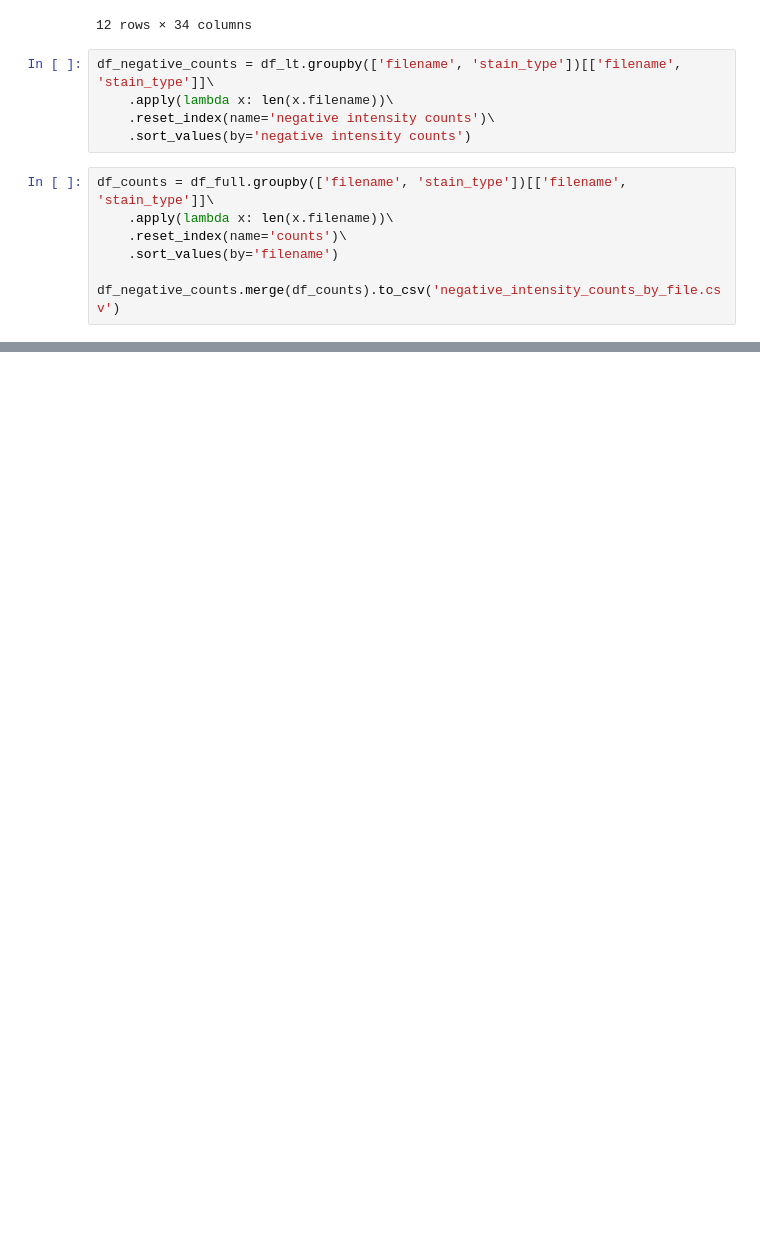
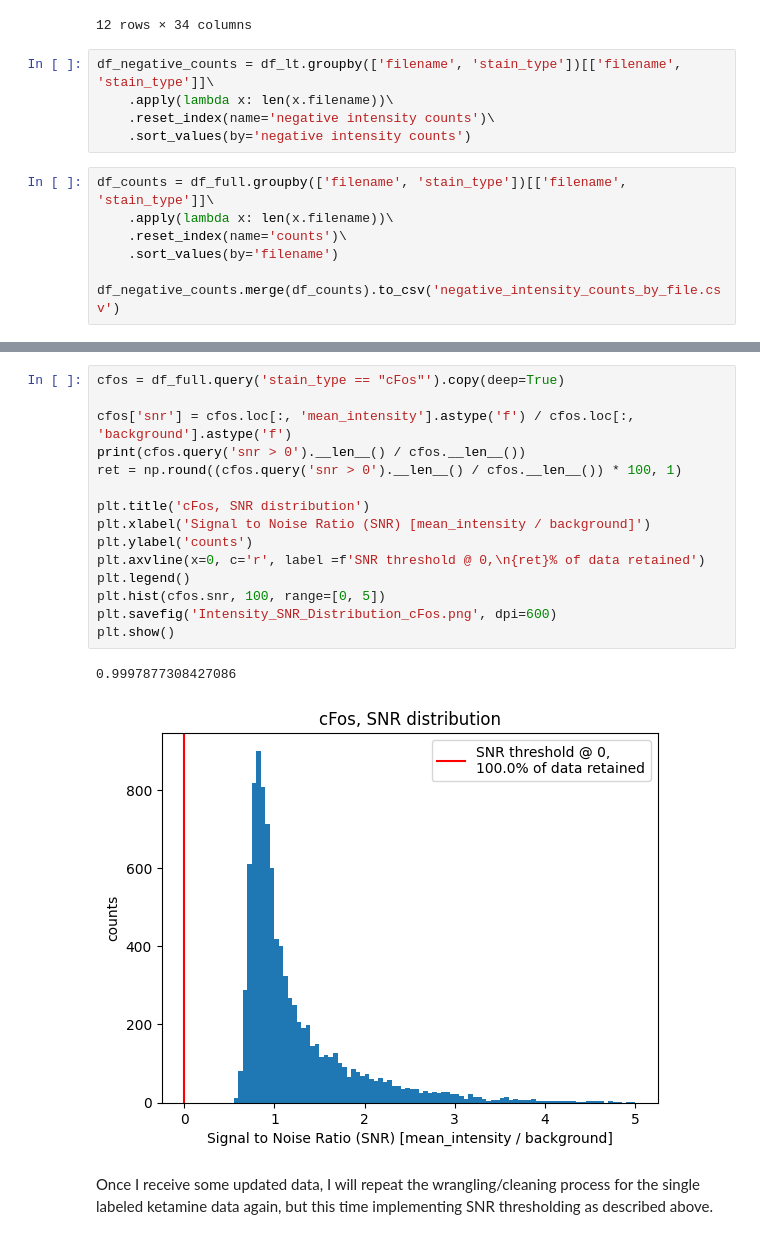
Before and after one commit to jonny-ramos/LRI, a Jupyter notebook: Image ROI Data Wrangling/KETAMINE-VR5/single_labeled_data/KET-VR5 Image Data Wrangling.ipynb, the cells around one changed output, grey strips where cells are left out. Cells and saved outputs as stored; diff of their text form; blank space fills up the shorter version.

```diff
--- a/Image ROI Data Wrangling/KETAMINE-VR5/single_labeled_data/KET-VR5 Image Data Wrangling.ipynb
+++ b/Image ROI Data Wrangling/KETAMINE-VR5/single_labeled_data/KET-VR5 Image Data Wrangling.ipynb
@@ -630,0 +820,20 @@ df_negative_counts.merge(df_counts).to_csv('negative_intensity_counts_by_file.cs
+# %%
+cfos = df_full.query('stain_type == "cFos"').copy(deep=True)
+
+cfos['snr'] = cfos.loc[:, 'mean_intensity'].astype('f') / cfos.loc[:, 'background'].astype('f')
+print(cfos.query('snr > 0').__len__() / cfos.__len__())
+ret = np.round((cfos.query('snr > 0').__len__() / cfos.__len__()) * 100, 1)
+
+plt.title('cFos, SNR distribution')
+plt.xlabel('Signal to Noise Ratio (SNR) [mean_intensity / background]')
+plt.ylabel('counts')
+plt.axvline(x=0, c='r', label =f'SNR threshold @ 0,\n{ret}% of data retained')
+plt.legend()
+plt.hist(cfos.snr, 100, range=[0, 5])
+plt.savefig('Intensity_SNR_Distribution_cFos.png', dpi=600)
+plt.show()
+# %% [output]
+0.9997877308427086
+[figure, added]
+# %% [markdown]
+Once I receive some updated data, I will repeat the wrangling/cleaning process for the single labeled ketamine data again, but this time implementing SNR thresholding as described above.
```
Also changed, not shown: parts of 18 cells of this notebook.
